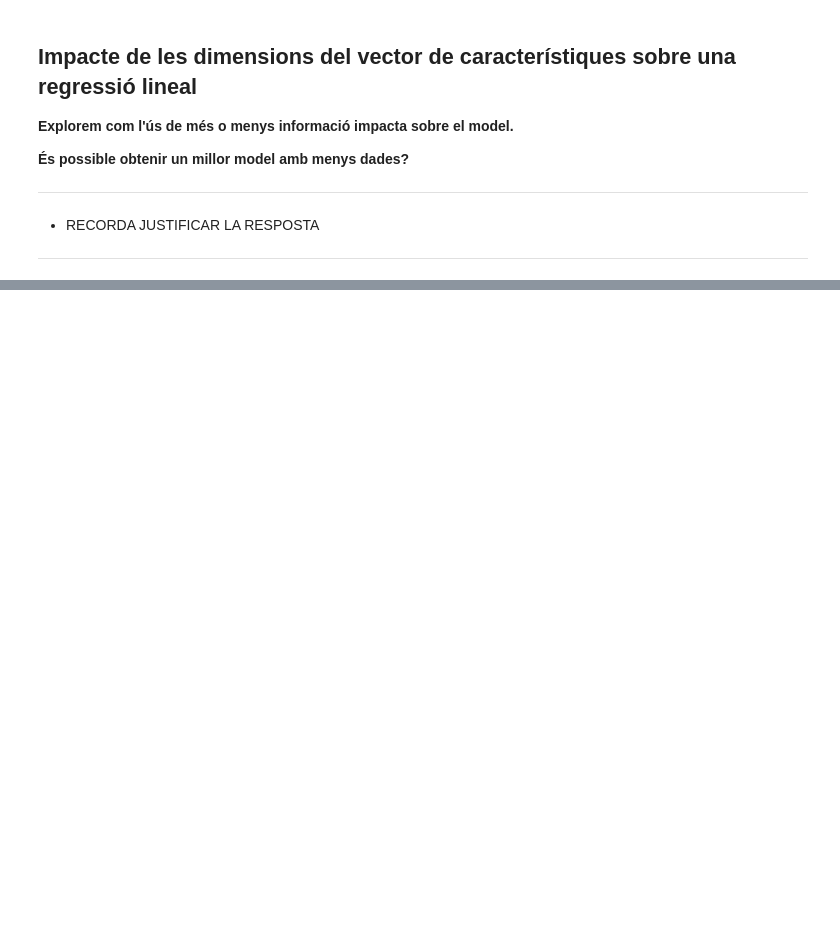
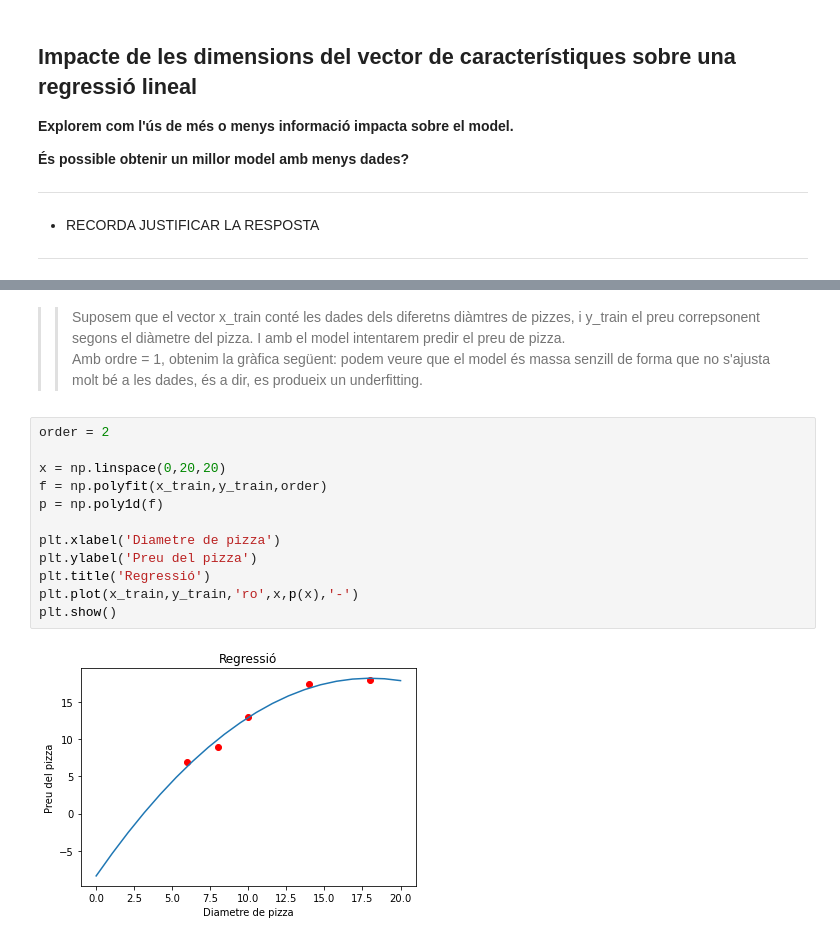
Before and after one commit to junjielyu13/Junior-Fall-Missions, a Jupyter notebook: TallerNousUsos/Practica/TNUI_P3/P2_LinearRegression-Student.ipynb, the cells around one changed output, grey strips where cells are left out. Saved outputs shown, nothing was run; the diff lists cells and outputs as text; blank space fills up the shorter version.

```diff
--- a/TallerNousUsos/Practica/TNUI_P3/P2_LinearRegression-Student.ipynb
+++ b/TallerNousUsos/Practica/TNUI_P3/P2_LinearRegression-Student.ipynb
@@ -664,0 +935,17 @@ print('Mean error: {:.2f}'.format(np.mean(np.abs(Y_test - y_pred))))
+# %% [markdown]
+>> Suposem que el vector x_train conté les dades dels diferetns diàmtres de pizzes, i y_train el preu correpsonent segons el diàmetre del pizza. I amb el model intentarem predir el preu de pizza.
+Amb ordre = 1, obtenim la gràfica següent: podem veure que el model és massa senzill de forma que no s'ajusta molt bé a les dades, és a dir, es produeix un underfitting.
+# %%
+order = 2
+
+x = np.linspace(0,20,20)
+f = np.polyfit(x_train,y_train,order)
+p = np.poly1d(f)
+
+plt.xlabel('Diametre de pizza')
+plt.ylabel('Preu del pizza')
+plt.title('Regressió')
+plt.plot(x_train,y_train,'ro',x,p(x),'-')
+plt.show()
+# %% [output]
+[figure, added]
```
Also changed, not shown: parts of 34 cells of this notebook, 5 other files.
